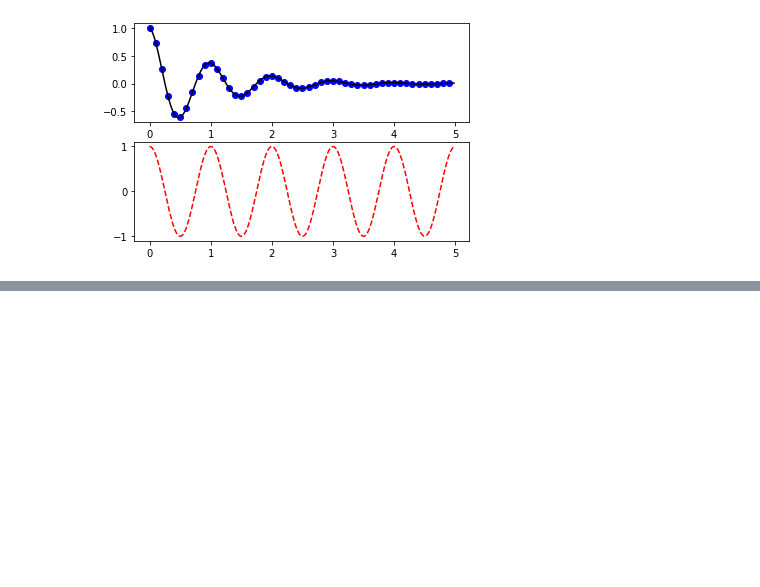
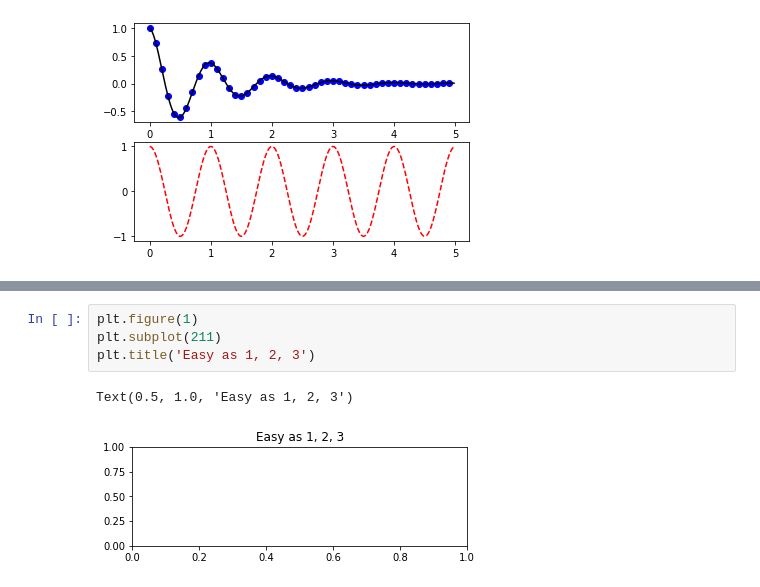
Before and after one commit to liano7874/learning-matplotlib, a Jupyter notebook: ipython/multiple_fig_ax.ipynb, the cells around one changed output, grey strips where cells are left out. Drawn from its saved outputs; the diff is of its cells as text; blank space fills up the shorter version.

```diff
--- a/ipython/multiple_fig_ax.ipynb
+++ b/ipython/multiple_fig_ax.ipynb
@@ -55,0 +71,7 @@ plt.show()
+# %%
+plt.figure(1)
+plt.subplot(211)
+plt.title('Easy as 1, 2, 3')
+# %% [output]
+Text(0.5, 1.0, 'Easy as 1, 2, 3')
+[figure, added]
```
Also changed, not shown: parts of 3 cells of this notebook.
